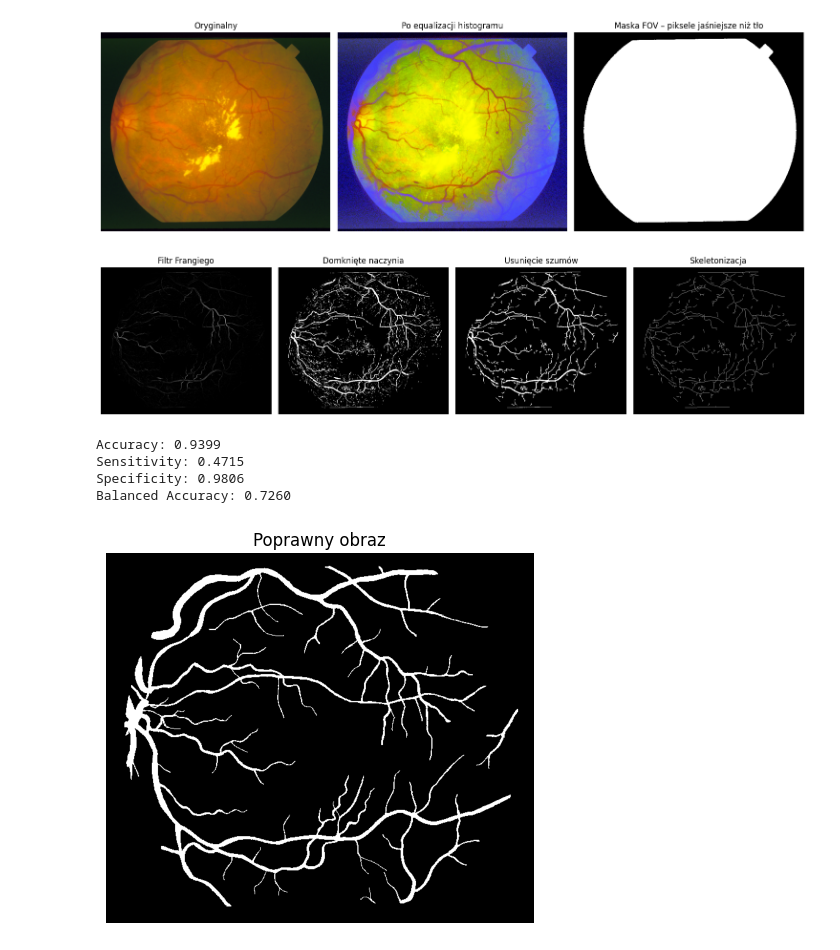
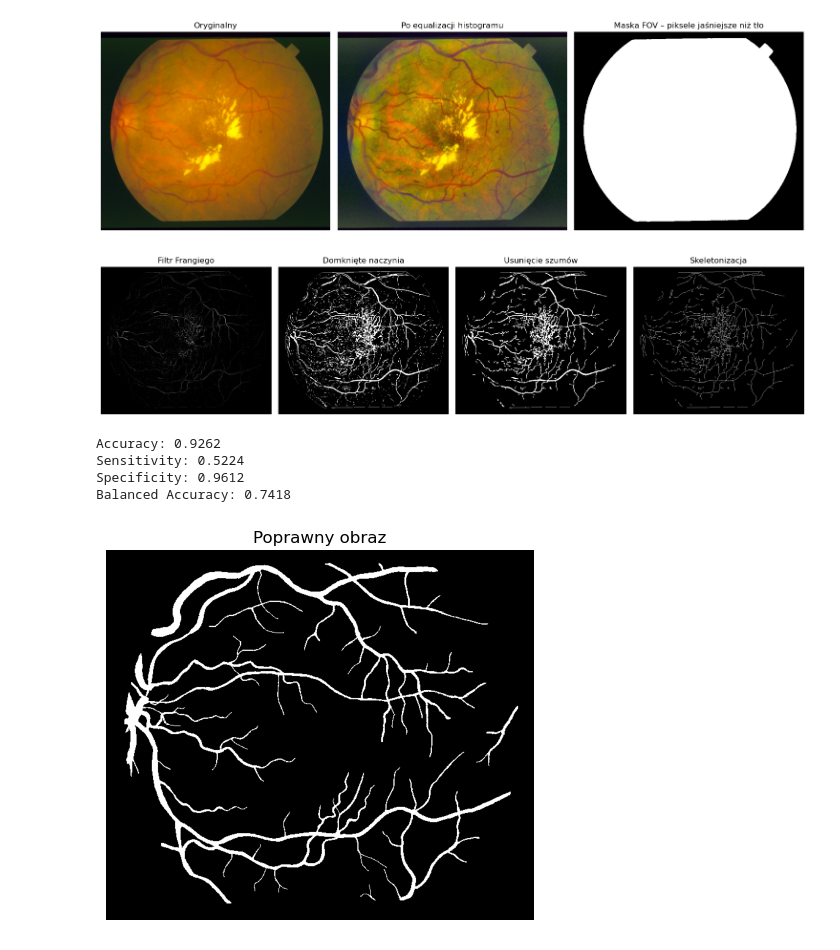
Before and after one commit to PMazi/Informatyka-w-Medycynie, a Jupyter notebook: main.ipynb, the cells around one changed output. Saved outputs shown, nothing was run; the diff lists cells and outputs as text; code cells hidden in the pictures.

```diff
--- a/main.ipynb
+++ b/main.ipynb
@@ -1,49 +83,7 @@
 # %%
-import cv2
-import numpy as np
-from matplotlib import pyplot as plt
-from skimage.filters import frangi
-from skimage.color import rgb2gray
-from skimage.morphology import closing, square
-from skimage.morphology import remove_small_objects
-from skimage.morphology import skeletonize
-
-# 1. Wczytaj kolorowy obraz (BGR)
-img = cv2.imread("images/im0001.ppm")
-
-gray_mask = cv2.cvtColor(img, cv2.COLOR_BGR2GRAY)
-
-# Tworzenie maski
-_, fov_mask = cv2.threshold(gray_mask, 45, 255, cv2.THRESH_BINARY)
-fov_mask = fov_mask > 0  # zamień na maskę logiczną
 
 
-# 1 sposób -----------------------------------------------------------------------------------------------------
-# 2. Rozdziel kanały BGR
-b, g, r = cv2.split(img)
 
-# 3. Equalizacja histogramu na każdym kanale osobno
-b_eq = cv2.equalizeHist(b)
-g_eq = cv2.equalizeHist(g)
-r_eq = cv2.equalizeHist(r)
-
-# 4. Połącz ponownie do obrazu BGR
-img_eq = cv2.merge((b_eq, g_eq, r_eq))
-# ---------------------------------------------------------------------------------------------------------------
-
-# 2 sposób ------------------------------------------------------------------------------------------------------
-# # Equalizacja tylko jasności Y (w przestrzeni YCrCb) – kolory zostają naturalne
-# img_yuv = cv2.cvtColor(img, cv2.COLOR_BGR2YCrCb)
-# img_yuv[:, :, 0] = cv2.equalizeHist(img_yuv[:, :, 0])  # equalizacja jasności Y
-# img_eq = cv2.cvtColor(img_yuv, cv2.COLOR_YCrCb2BGR)
-# ---------------------------------------------------------------------------------------------------------------
-
-
-# 5. Konwersja BGR → RGB (skimage używa RGB)
-img_rgb = cv2.cvtColor(img_eq, cv2.COLOR_BGR2RGB)
-
-# 6. Konwersja RGB → Grayscale (float, 0–1)
-gray = rgb2gray(img_rgb)
 
 # 7. Zastosowanie filtra Frangiego
 frangi_result = frangi(gray)
@@ -108,37 +148,37 @@ plt.axis('off')
 plt.tight_layout()
 plt.show()
 
 
 # Wczytywanie gotowych poprawnych obrazów dna siatkówki oka + progowanie
 ideal_result = cv2.imread("images/im0001.ah.ppm", 0) > 0
 # ideal_result = cv2.imread("results/im0001-vessels4.ppm", 0) > 0
 
 
 plt.subplot(1, 1, 1)
 plt.title("Poprawny obraz")
 plt.imshow(ideal_result, cmap='gray')
 plt.axis('off')
 
 
 TP = np.logical_and(binary_cleaned == 1, ideal_result == 1).sum()
 TN = np.logical_and(binary_cleaned == 0, ideal_result == 0).sum()
 FP = np.logical_and(binary_cleaned == 1, ideal_result == 0).sum()
 FN = np.logical_and(binary_cleaned == 0, ideal_result == 1).sum()
 
 accuracy = (TP + TN) / (TP + TN + FP + FN)
 sensitivity = TP / (TP + FN)
 specificity = TN / (TN + FP)
 balanced_accuracy = (sensitivity + specificity) / 2
 
 print(f"Accuracy: {accuracy:.4f}")
 print(f"Sensitivity: {sensitivity:.4f}")
 print(f"Specificity: {specificity:.4f}")
 print(f"Balanced Accuracy: {balanced_accuracy:.4f}")
 # %% [output]
-[figure, old version]
+[figure, new version]
-[figure, old version]
+[figure, new version]
-Accuracy: 0.9399
-Sensitivity: 0.4715
-Specificity: 0.9806
-Balanced Accuracy: 0.7260
+Accuracy: 0.9262
+Sensitivity: 0.5224
+Specificity: 0.9612
+Balanced Accuracy: 0.7418
-[figure, old version]
+[figure, new version]
```
Also changed, not shown: parts of 8 cells of this notebook.
